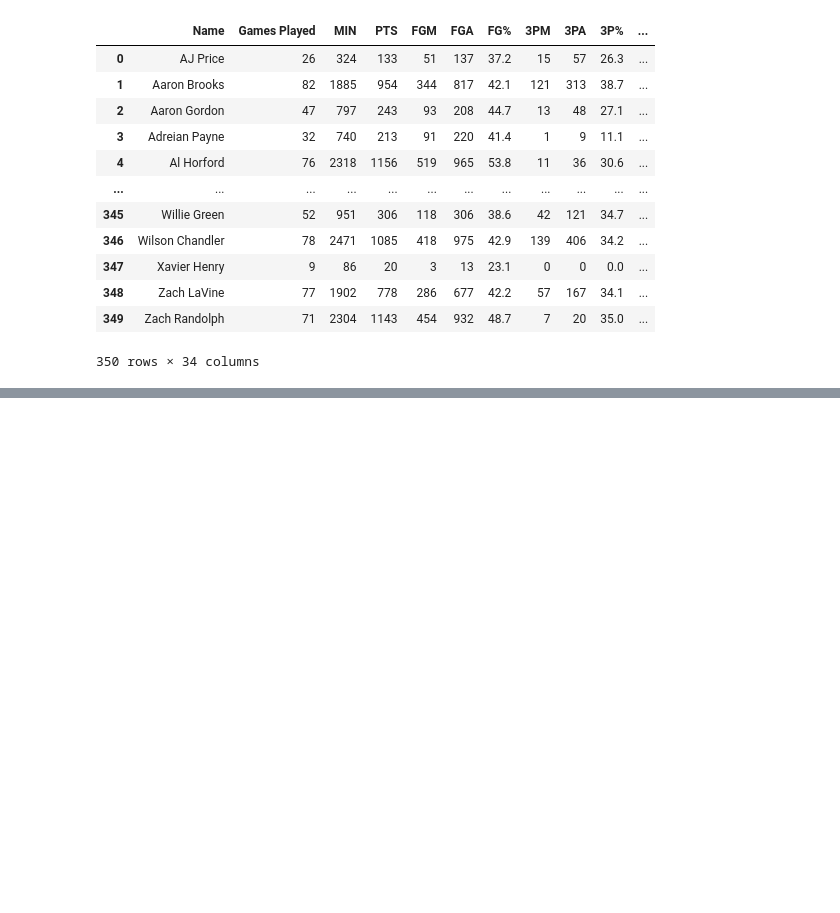
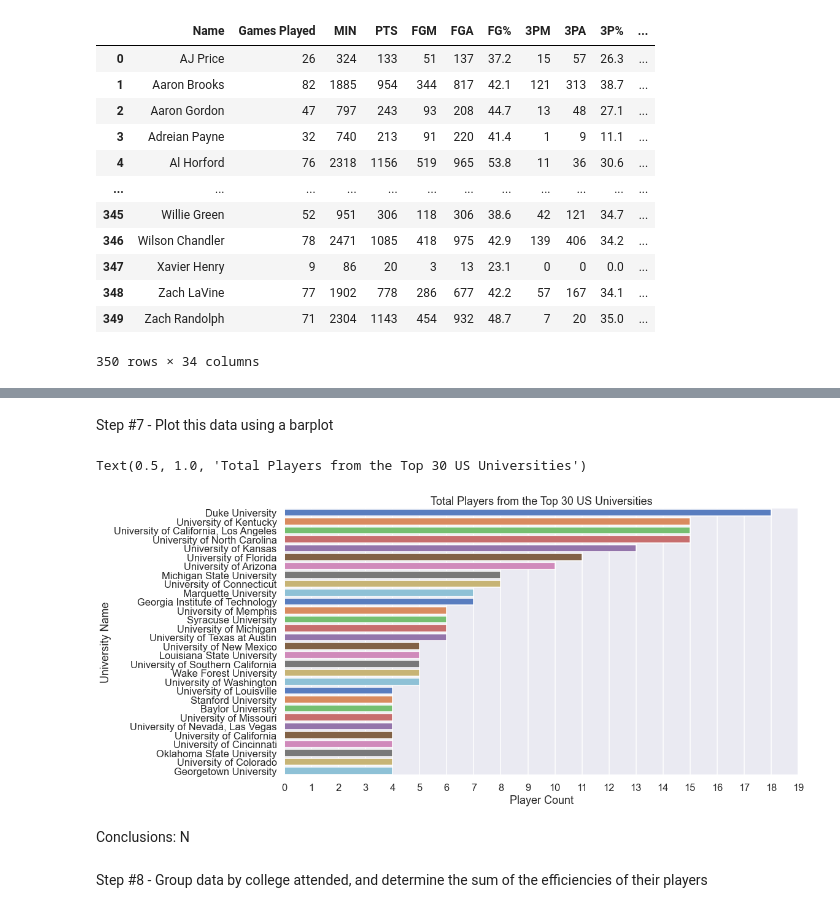
Before and after one commit to data301-2020-winter1/course-project-group_6008, a Jupyter notebook: analysis/Joint Analysis/nick_final_analysis.ipynb, the cells around one changed output, grey strips where cells are left out. Cells and saved outputs as stored; diff of their text form; code cells hidden in the pictures; blank space fills up the shorter version.

```diff
--- a/analysis/Joint Analysis/nick_final_analysis.ipynb
+++ b/analysis/Joint Analysis/nick_final_analysis.ipynb
@@ -170,0 +92,13 @@ players_stats_C
+# %%
+players_stats_university_cleaned['N'] = 1
+
+num_players_from_uni = (
+    players_stats_university_cleaned.groupby(by = 'College')
+    .sum()['N']
+    .to_frame()
+    .reset_index()
+    .sort_values(by = 'N', ascending = False)
+    .head(30)
+    )
+
+num_players_from_uni
@@ -170,0 +123,19 @@ players_stats_C
+# %% [markdown]
+Step #7 - Plot this data using a barplot
+# %%
+plt.figure(figsize = (15, 8))
+
+ax = sns.barplot(data = num_players_from_uni, y = 'College', x = 'N', palette = 'muted')
+ax.xaxis.set_ticks(np.arange(0, 20, 1))
+ax.xaxis.set_major_formatter(ticker.FormatStrFormatter('%d'))
+
+plt.xlabel("Player Count")
+plt.ylabel("University Name")
+plt.title("Total Players from the Top 30 US Universities")
+# %% [output]
+Text(0.5, 1.0, 'Total Players from the Top 30 US Universities')
+[figure, added]
+# %% [markdown]
+Conclusions: N
+# %% [markdown]
+Step #8 - Group data by college attended, and determine the sum of the efficiencies of their players
```
Also changed, not shown: parts of 35 cells of this notebook.
